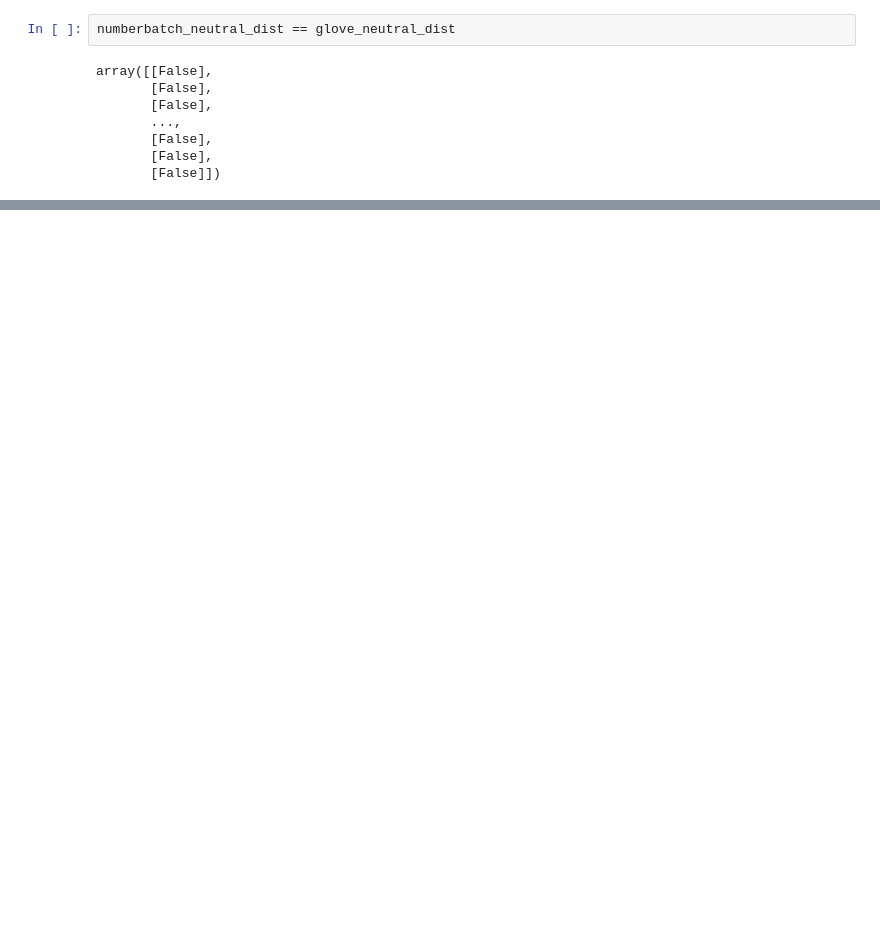
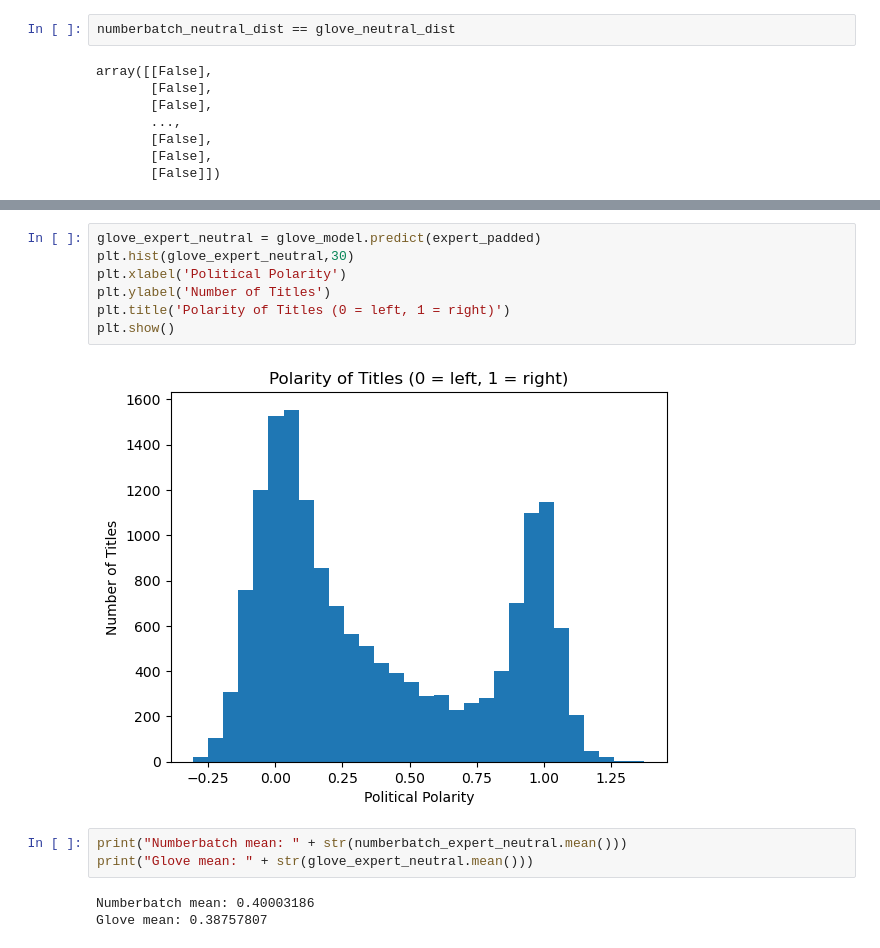
Before and after one commit to EliasLMann/pol-embed-bias, a Jupyter notebook: main.ipynb, the cells around one changed output, grey strips where cells are left out. Drawn from its saved outputs; the diff is of its cells as text; blank space fills up the shorter version.

```diff
--- a/main.ipynb
+++ b/main.ipynb
@@ -440,0 +454,15 @@ labeled_test[title]
+# %%
+glove_expert_neutral = glove_model.predict(expert_padded)
+plt.hist(glove_expert_neutral,30)
+plt.xlabel('Political Polarity')
+plt.ylabel('Number of Titles')
+plt.title('Polarity of Titles (0 = left, 1 = right)')
+plt.show()
+# %% [output]
+[figure, added]
+# %%
+print("Numberbatch mean: " + str(numberbatch_expert_neutral.mean()))
+print("Glove mean: " + str(glove_expert_neutral.mean()))
+# %% [output]
+Numberbatch mean: 0.40003186
+Glove mean: 0.38757807
```
Also changed, not shown: parts of 13 cells of this notebook, 1 other file.
